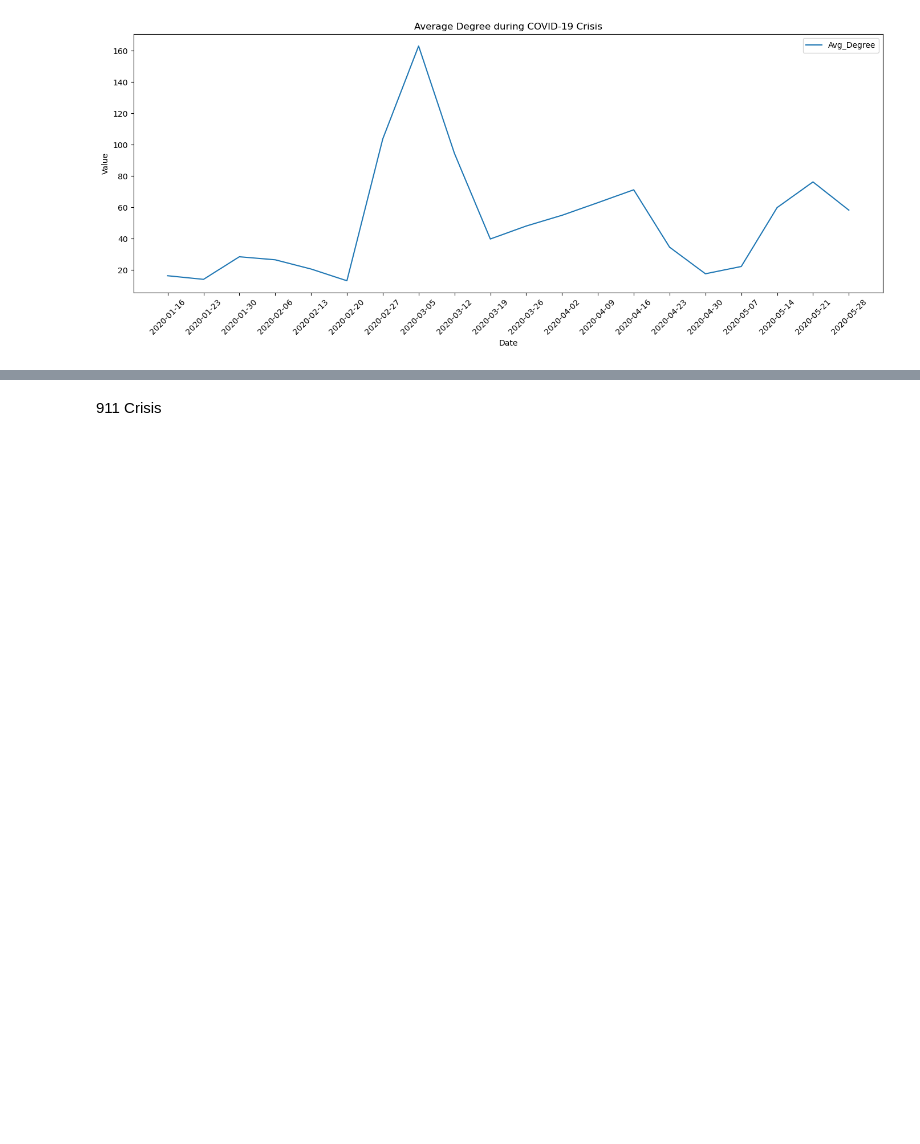
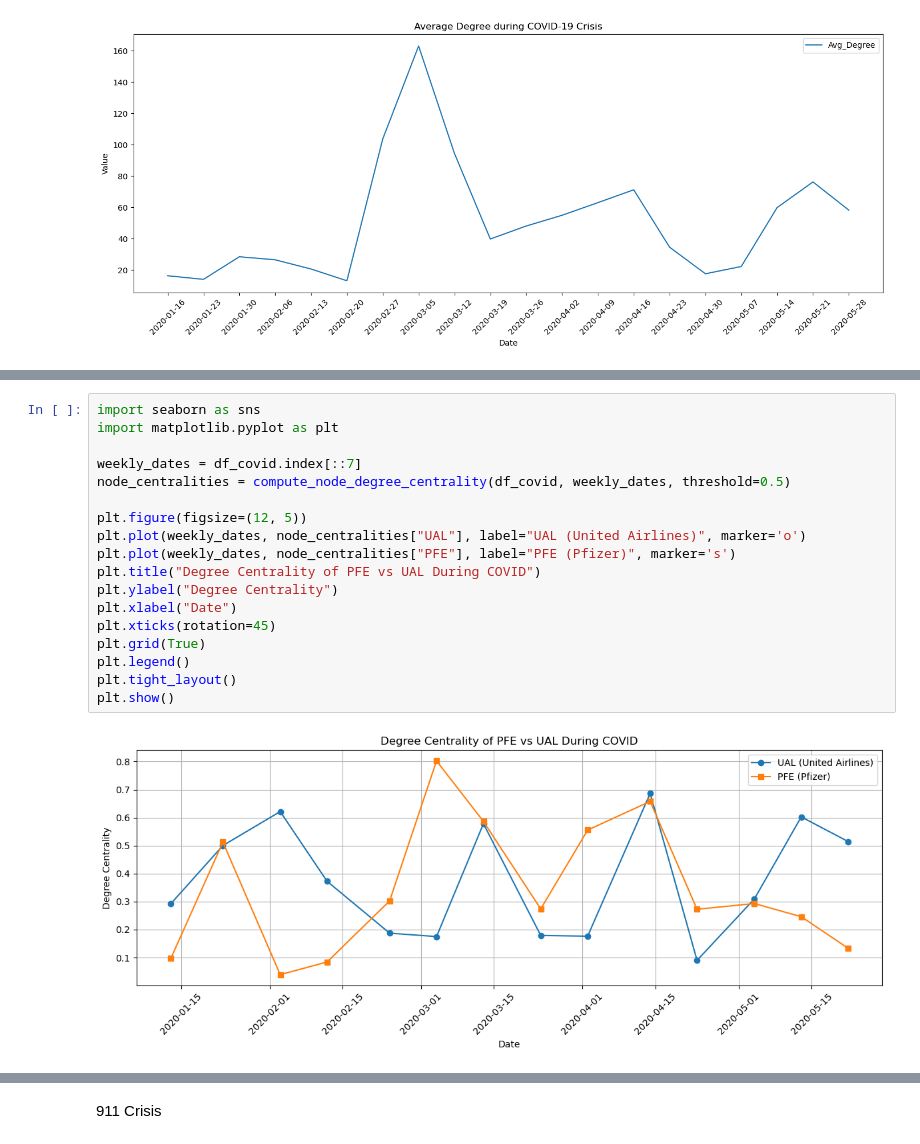
Before and after one commit to HSellis/INA-Project, a Jupyter notebook: centrality_measures.ipynb, the cells around one changed output, grey strips where cells are left out. Drawn from its saved outputs; the diff is of its cells as text; blank space fills up the shorter version.

```diff
--- a/centrality_measures.ipynb
+++ b/centrality_measures.ipynb
@@ -183,0 +205,20 @@ Also, when many assets simultaneously move in the same direction, stocks show an
+# %%
+import seaborn as sns
+import matplotlib.pyplot as plt
+
+weekly_dates = df_covid.index[::7]
+node_centralities = compute_node_degree_centrality(df_covid, weekly_dates, threshold=0.5)
+
+plt.figure(figsize=(12, 5))
+plt.plot(weekly_dates, node_centralities["UAL"], label="UAL (United Airlines)", marker='o')
+plt.plot(weekly_dates, node_centralities["PFE"], label="PFE (Pfizer)", marker='s')
+plt.title("Degree Centrality of PFE vs UAL During COVID")
+plt.ylabel("Degree Centrality")
+plt.xlabel("Date")
+plt.xticks(rotation=45)
+plt.grid(True)
+plt.legend()
+plt.tight_layout()
+plt.show()
+# %% [output]
+[figure, added]
```
Also changed, not shown: parts of 15 cells of this notebook, 1 other file.
